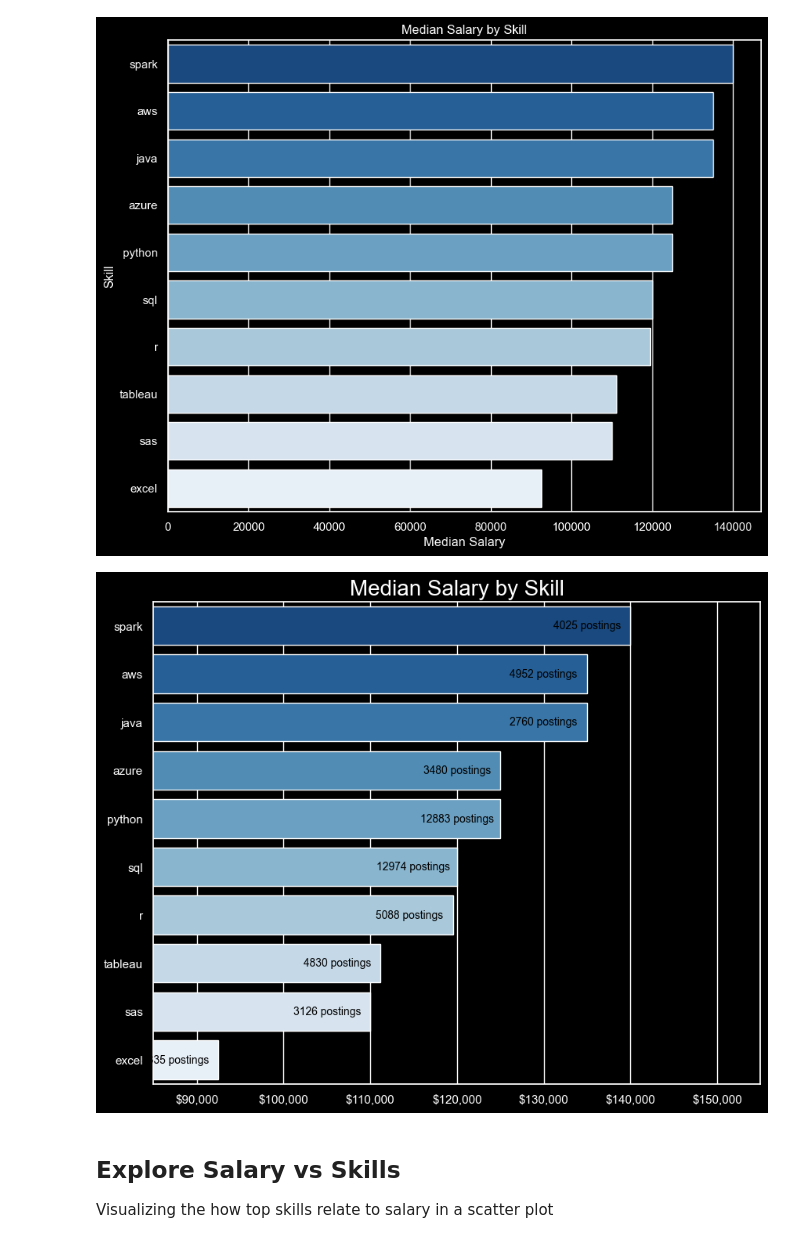
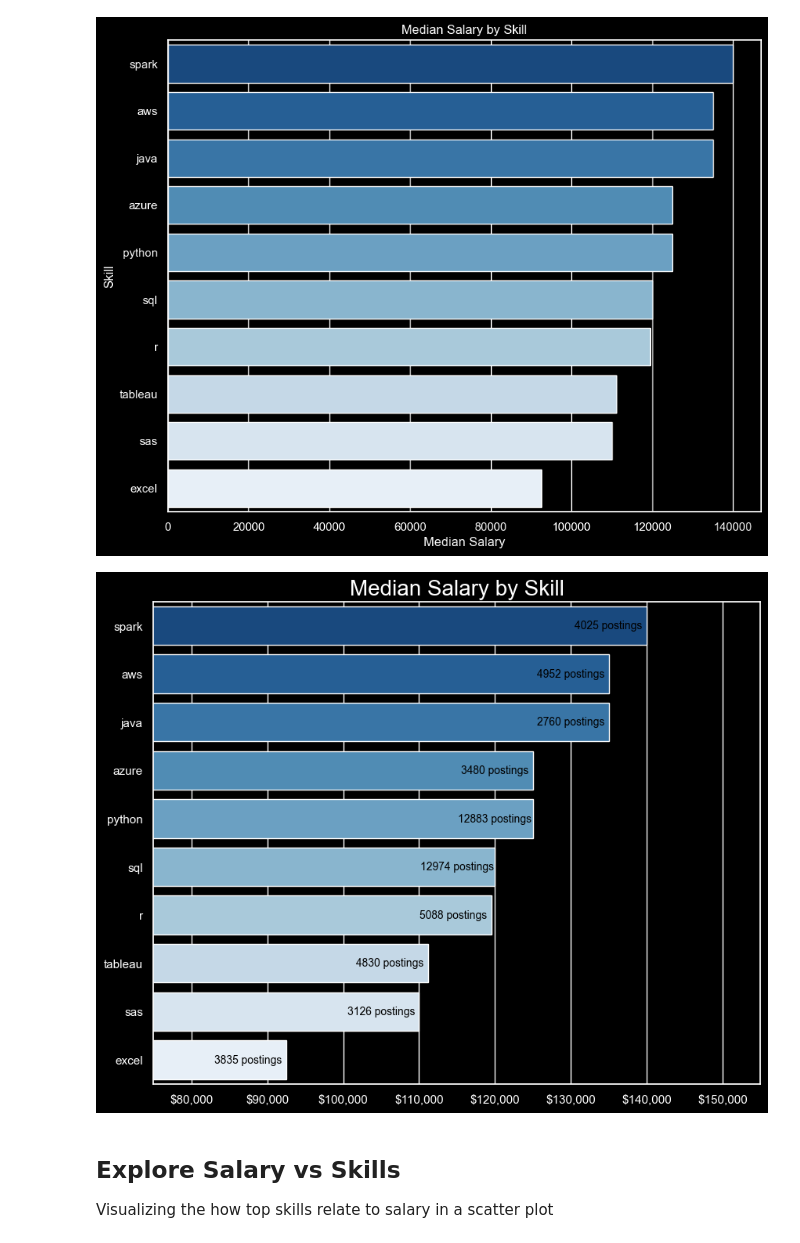
Before and after one commit to EspositoLucas/Data-Job-Market-Analyzer, a Jupyter notebook: 3_Skill_Salary_Drilldown.ipynb, the cells around one changed output. Drawn from its saved outputs; the diff is of its cells as text; code cells hidden in the pictures.

Commit message:
update salary_skill plot

```diff
--- a/3_Skill_Salary_Drilldown.ipynb
+++ b/3_Skill_Salary_Drilldown.ipynb
@@ -99,35 +99,35 @@ salary_plot = sns.barplot(x='median_salary', y='skill', data=df, palette='Blues_
 # Formatting the x-axis with dollar sign and comma for thousands
 fmt = '${x:,.0f}'
 tick = mtick.StrMethodFormatter(fmt)
 salary_plot.xaxis.set_major_formatter(tick)
 
 # Setting the x-axis limits
-salary_plot.set_xlim(85000, 155000)
+salary_plot.set_xlim(75000, 155000)
 
 # Removing the axis labels
 salary_plot.set_xlabel('')
 salary_plot.set_ylabel('')
 
 # Setting the title and making it bigger
 salary_plot.set_title('Median Salary by Skill', fontsize=20)
 
 # Adding the count of job postings at the end of the bars in black font and making it bigger
 for p in salary_plot.patches:
     width = p.get_width()
     height = p.get_height()
     skill = df.iloc[int(p.get_y() + 0.5)]['skill']
     count = df[df['skill'] == skill]['salary_count'].iloc[0]
     x_position = width - 5000 if width > 90000 else width + 5000
     y_position = p.get_y() + height / 2
     salary_plot.annotate(f'{count} postings',
                 (x_position, y_position),
                 ha = 'center', va = 'center',
                 color = 'black',
                 size=10)
 
 plt.show()
 # %% [output]
-[figure, old version]
+[figure, new version]
 # %% [markdown]
 ## Explore Salary vs Skills
 Visualizing the how top skills relate to salary in a scatter plot
```
Also changed, not shown: 1 other file.
